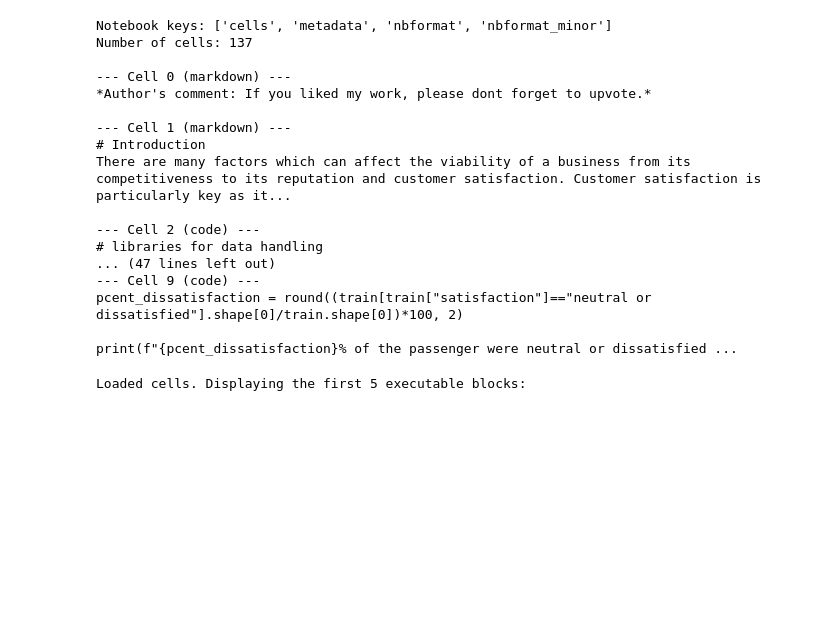
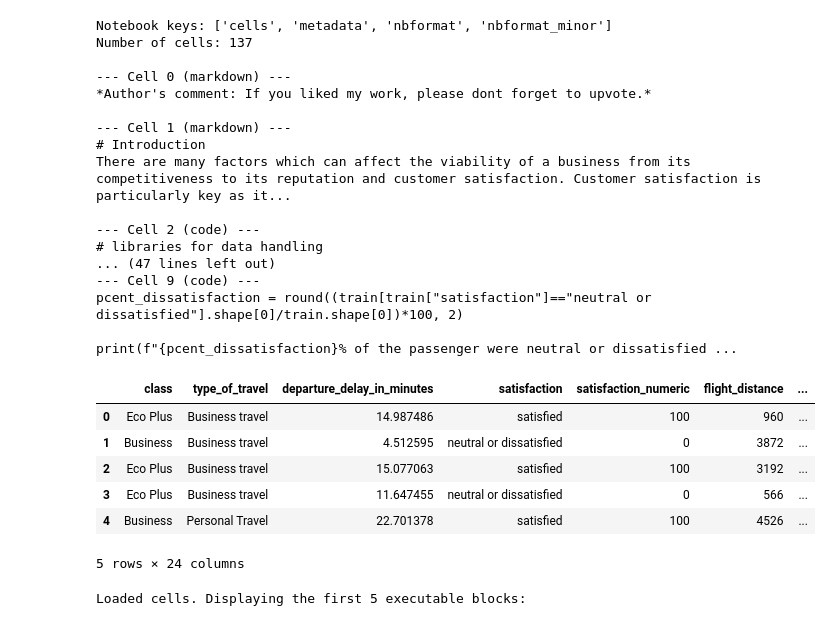
Before and after one commit to Satyam593-lang/Portfolio, a Jupyter notebook: Airline_passenger_satisfaction.ipynb, the cells around one changed output. Saved outputs shown, nothing was run; the diff lists cells and outputs as text; code cells hidden in the pictures; blank space fills up the shorter version.

```diff
--- a/Airline_passenger_satisfaction.ipynb
+++ b/Airline_passenger_satisfaction.ipynb
@@ -36,4 +37,15 @@ There are many factors which can affect the viability of a business from its com
 pcent_dissatisfaction = round((train[train["satisfaction"]=="neutral or dissatisfied"].shape[0]/train.shape[0])*100, 2)
 
 print(f"{pcent_dissatisfaction}% of the passenger were neutral or dissatisfied ...
+# %%
+# @title
+train.head()
+# %% [output]
+|  | class | type_of_travel | departure_delay_in_minutes | satisfaction | satisfaction_numeric | flight_distance | ... |
+| 0 | Eco Plus | Business travel | 14.987486 | satisfied | 100 | 960 | ... |
+| 1 | Business | Business travel | 4.512595 | neutral or dissatisfied | 0 | 3872 | ... |
+| 2 | Eco Plus | Business travel | 15.077063 | satisfied | 100 | 3192 | ... |
+| 3 | Eco Plus | Business travel | 11.647455 | neutral or dissatisfied | 0 | 566 | ... |
+| 4 | Business | Personal Travel | 22.701378 | satisfied | 100 | 4526 | ... |
+5 rows × 24 columns
 # %%
```
Also changed, not shown: parts of 18 cells of this notebook.
